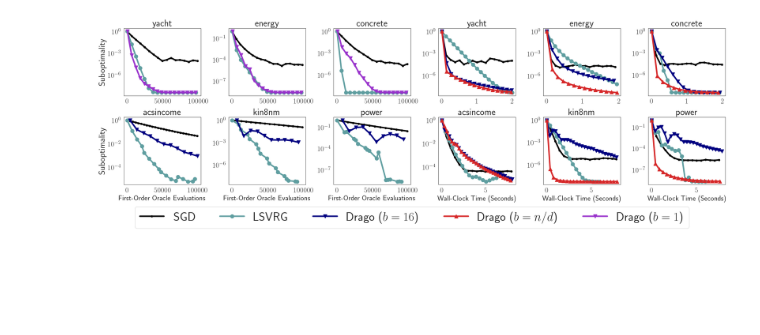
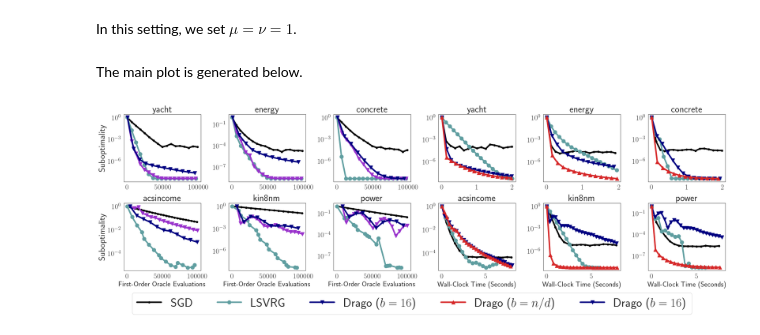
Before and after one commit to ronakdm/drago, a Jupyter notebook: notebooks/figure_regression.ipynb, the cells around one changed output. Saved outputs shown, nothing was run; the diff lists cells and outputs as text; code cells hidden in the pictures; blank space fills up the shorter version.

```diff
--- a/notebooks/figure_regression.ipynb
+++ b/notebooks/figure_regression.ipynb
@@ -33,4 +26,9 @@ result_dir = "../results"
+# %% [markdown]
+In this setting, we set $\mu = \nu = 1$.
 # %%
+l2_reg = 1.0 # primal regularization (mu)
+sm_coef = 1.0 # dual regularization (nu)
+result_dir = "../results"
 seeds = [1, 2]
 
 datasets = [
@@ -40,19 +38,12 @@ datasets = [
     "acsincome",
     "kin8nm",
     "power",
-    # "emotion",
 ]
-# objective = "chi2"
+
 objective = "superquantile_lite"
 
 obj_names = {
     "superquantile_lite": "CVaR",
-    "superquantile": "CVaR",
-    "superquantile_hard": "0.75-Superquantile",
-    "extremile": "Extremile",
-    "extremile_hard": "2.5-Extremile",
-    "esrm": "ESRM",
-    "esrm_hard": "2-ESRM",
     "chi2": r"$\chi^2$-Divergence Ball",
 }
 
@@ -63,7 +54,6 @@ n_class_dict = {
     "kin8nm": None,
     "power": None,
     "acsincome": None,
-    "iwildcam_std": 60,
     "emotion": 6,
 }
 
@@ -97,6 +87,8 @@ loss_dict = {
     "iwildcam_std": "multinomial_cross_entropy",
     "emotion": "multinomial_cross_entropy",
 }
+# %% [markdown]
+The main plot is generated below.
 # %%
 sns.set_style("white")
 
@@ -108,6 +100,10 @@ fig, axes = plt.subplots(n_row, n_col, figsize=(4 * n_col, 3.6 * n_row))
 
 plots = [(0, 0), (0, 1), (0, 2), (1, 0), (1, 1), (1, 2)]
 
+## Performance vs Incremental First-Order Evaluations
+
+# we do not plot drago_block performance in terms of gradient evaluations
+# as it is penalized too heavily
 plot_cfgs = [
     {
         "optimizer": "sgd",
@@ -117,34 +113,26 @@ plot_cfgs = [
         "marker": ".",
     },
     {
-        "optimizer": "slsvrg",
+        "optimizer": "lsvrg",
         "label": "LSVRG",
-        # "color": "tab:red",
         "color": "cadetblue",
         "linestyle": "solid",
         "marker": "o",
     },
     {
-        "optimizer": "drago",
+        "optimizer": "drago_1",
         "label": r"Drago ($b=1$)",
         "color": "darkorchid",
         "linestyle": "solid",
         "marker": "v",
     },
     {
-        "optimizer": "drago_auto",
+        "optimizer": "drago_16",
         "label": r"Drago ($b=16$)",
         "color": "navy",
         "linestyle": "solid",
         "marker": "v",
     },
-    # {
-    #     "optimizer": "drago_batch",
-    #     "label": r"Drago ($b=n/d$)",
-    #     "color": "tab:red",
-    #     "linestyle": "solid",
-    #     "marker": "o",
-    # },
 ]
 
 for i, dataset in enumerate(datasets):
@@ -162,38 +150,33 @@ for i, dataset in enumerate(datasets):
     if dataset in ["yacht", "energy", "concrete"]:
         for plot_cfg in plot_cfgs:
             if not (plot_cfg["optimizer"] == "drago_auto"):
-                plot_traj2(
+                plot_iterations(
                     axes[r, c],
                     dataset,
                     model_cfg,
                     plot_cfg,
                     seeds,
-                    # plot_all=False,
                     verbose=verbose,
                     n_points=16,
                     markersize=10,
                     out_path=result_dir,
-                    # n_epochs=64,
                     limit=eval_limits[dataset]
                 )
     else:
         for plot_cfg in plot_cfgs:
             if not (plot_cfg["optimizer"] == "drago"):
-                plot_traj2(
+                plot_iterations(
                     axes[r, c],
                     dataset,
                     model_cfg,
                     plot_cfg,
                     seeds,
-                    # plot_all=False,
                     verbose=verbose,
                     n_points=16,
                     markersize=10,
                     out_path=result_dir,
-                    # n_epochs=64,
                     limit=eval_limits[dataset]
                 )
-    # axes[r, c].set_xticks([])
     axes[r, c].set_yscale("log")
     # axes[r, c].set_title(titles[dataset])
     axes[r, c].set_title(dataset)
@@ -201,6 +184,7 @@ for i, dataset in enumerate(datasets):
         axes[r, c].set_xlabel("First-Order Oracle Evaluations")
         # axes[r, c].set_xticks([0, 16, 32, 48, 64])
 
+## Performance vs Wall Clock Time
 
 plot_cfgs = [
     {
@@ -211,22 +195,21 @@ plot_cfgs = [
         "marker": ".",
     },
     {
-        "optimizer": "slsvrg",
+        "optimizer": "lsvrg",
         "label": "LSVRG",
-        # "color": "tab:red",
         "color": "cadetblue",
         "linestyle": "solid",
         "marker": "o",
     },
     {
-        "optimizer": "drago_auto",
+        "optimizer": "drago_16",
         "label": r"Drago ($b=16$)",
         "color": "navy",
         "linestyle": "solid",
         "marker": "v",
     },
     {
-        "optimizer": "drago_batch",
+        "optimizer": "drago_block",
         "label": r"Drago ($b=n/d$)",
         "color": "tab:red",
         "linestyle": "solid",
@@ -250,58 +233,49 @@ for i, dataset in enumerate(datasets):
     }
     if dataset in ["yacht", "energy", "concrete"]:
         for plot_cfg in plot_cfgs:
-            # if not (plot_cfg["optimizer"] == "drago_auto"):
-            plot_traj3(
+            plot_runtime(
                 axes[r, c],
                 dataset,
                 model_cfg,
                 plot_cfg,
                 seeds,
-                # plot_all=False,
                 verbose=verbose,
                 n_points=16,
                 markersize=10,
                 out_path=result_dir,
-                # n_epochs=64,
                 limit=time_limits[dataset]
             )
     else:
         for plot_cfg in plot_cfgs:
-            # if not (plot_cfg["optimizer"] == "drago_auto" and dataset == "emotion"):
-            plot_traj3(
+            plot_runtime(
                 axes[r, c],
                 dataset,
                 model_cfg,
                 plot_cfg,
                 seeds,
-                # plot_all=False,
                 verbose=verbose,
                 n_points=16,
                 markersize=10,
                 out_path=result_dir,
-                # n_epochs=64,
                 limit=time_limits[dataset]
             )
-    # axes[r, c].set_xticks([])
     axes[r, c].set_yscale("log")
-    # axes[r, c].set_title(titles[dataset])
     axes[r, c].set_title(dataset)
     if r == n_row - 1:
         axes[r, c].set_xlabel("Wall-Clock Time (Seconds)")
-        # axes[r, c].set_xticks([0, 16, 32, 48, 64])
 
 axes[0, 0].set_ylabel("Suboptimality", fontsize=24)
 axes[1, 0].set_ylabel("Suboptimality", fontsize=24)
 
 h1, l1 = axes[0, 0].get_legend_handles_labels()
 h2, l2 = axes[0, 3].get_legend_handles_labels()
 
 handles = h2 + [h1[-1]]
 labels = l2 + [l1[-1]]
 
 fig.legend(handles=handles, labels=labels, loc='center',
         bbox_to_anchor=(0.5, -0.06), ncol=5)
 fig.tight_layout(pad=1.0)
 plt.show()
 # %% [output]
-[figure, old version]
+[figure, new version]
```
Also changed, not shown: parts of 5 cells of this notebook, 4 other files.
